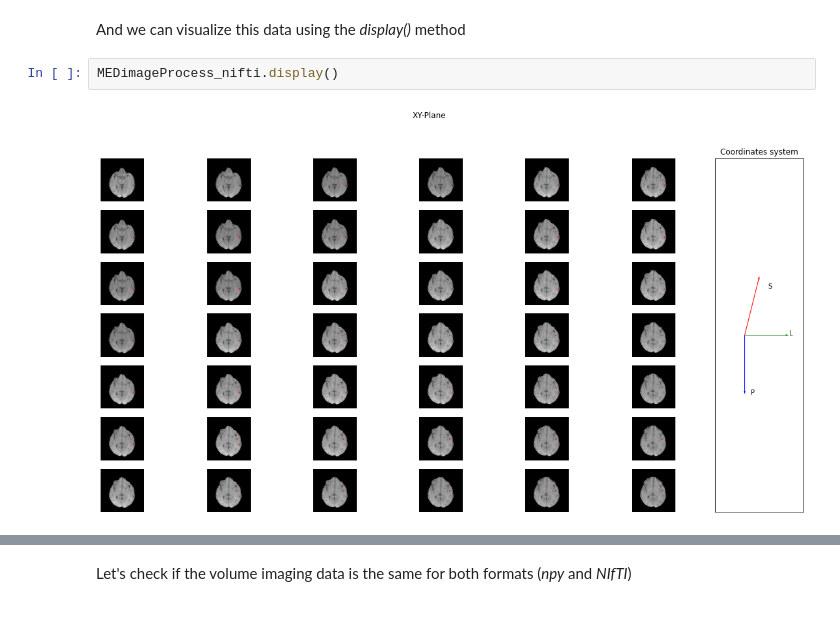
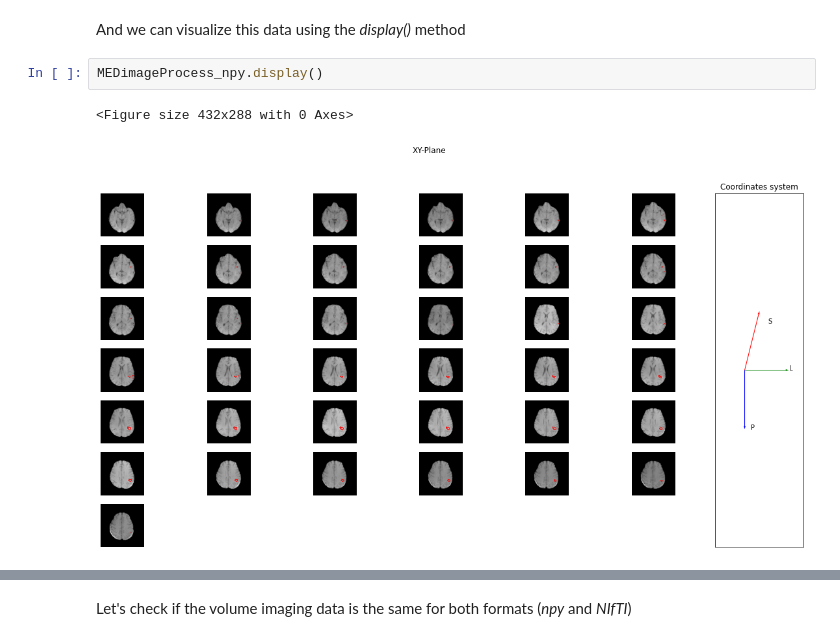
Before and after one commit to MahdiAll99/MEDimage, a Jupyter notebook: MEDimage-Tutorial/MEDimage-Tutorial.ipynb, the cells around one changed output, grey strips where cells are left out. Drawn from its saved outputs; the diff is of its cells as text.

Commit message:
Upgraded display() method to take argument and updated notebook

```diff
--- a/MEDimage-Tutorial/MEDimage-Tutorial.ipynb
+++ b/MEDimage-Tutorial/MEDimage-Tutorial.ipynb
@@ -228,6 +228,7 @@ MEDimageProcess_nifti.scan.volume.data.shape
 # %% [markdown]
 And we can visualize this data using the *display()* method
 # %%
-MEDimageProcess_nifti.display()
+MEDimageProcess_npy.display()
 # %% [output]
+<Figure size 432x288 with 0 Axes>
-[figure, old version]
+[figure, new version]
```
Also changed, not shown: parts of 2 cells of this notebook, 1 other file.
